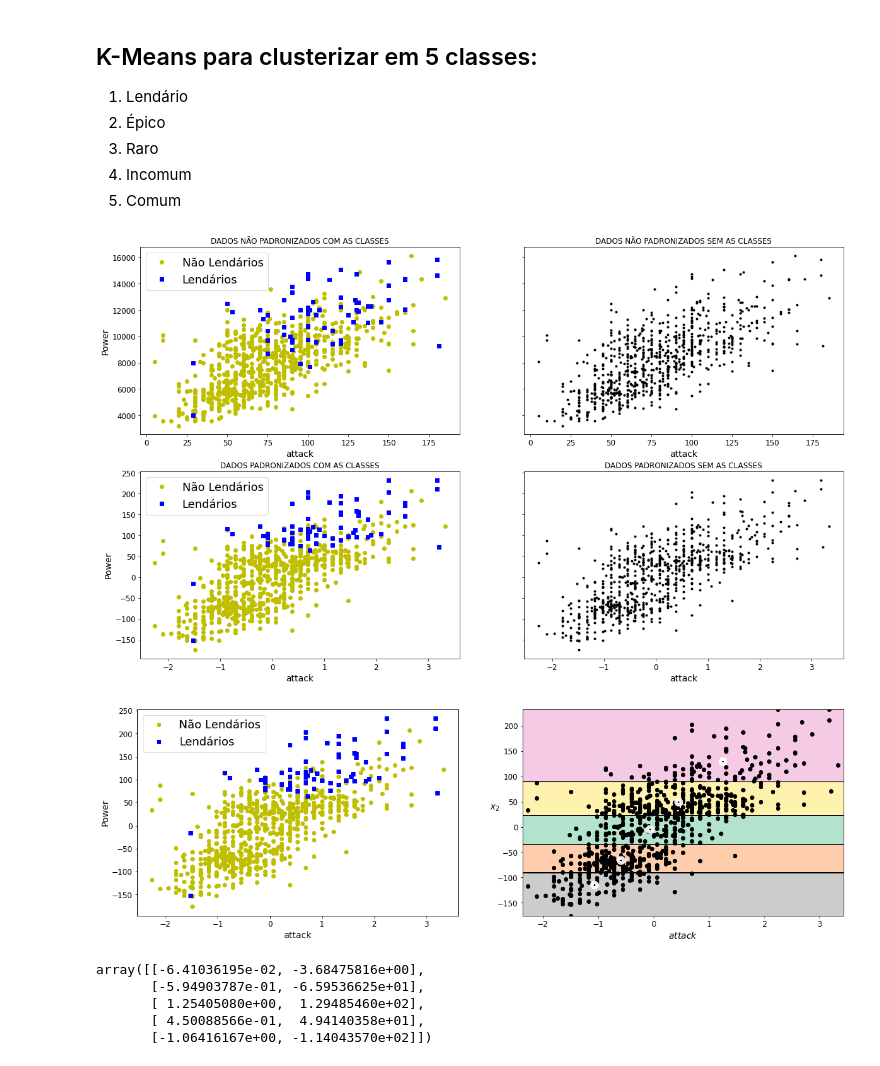
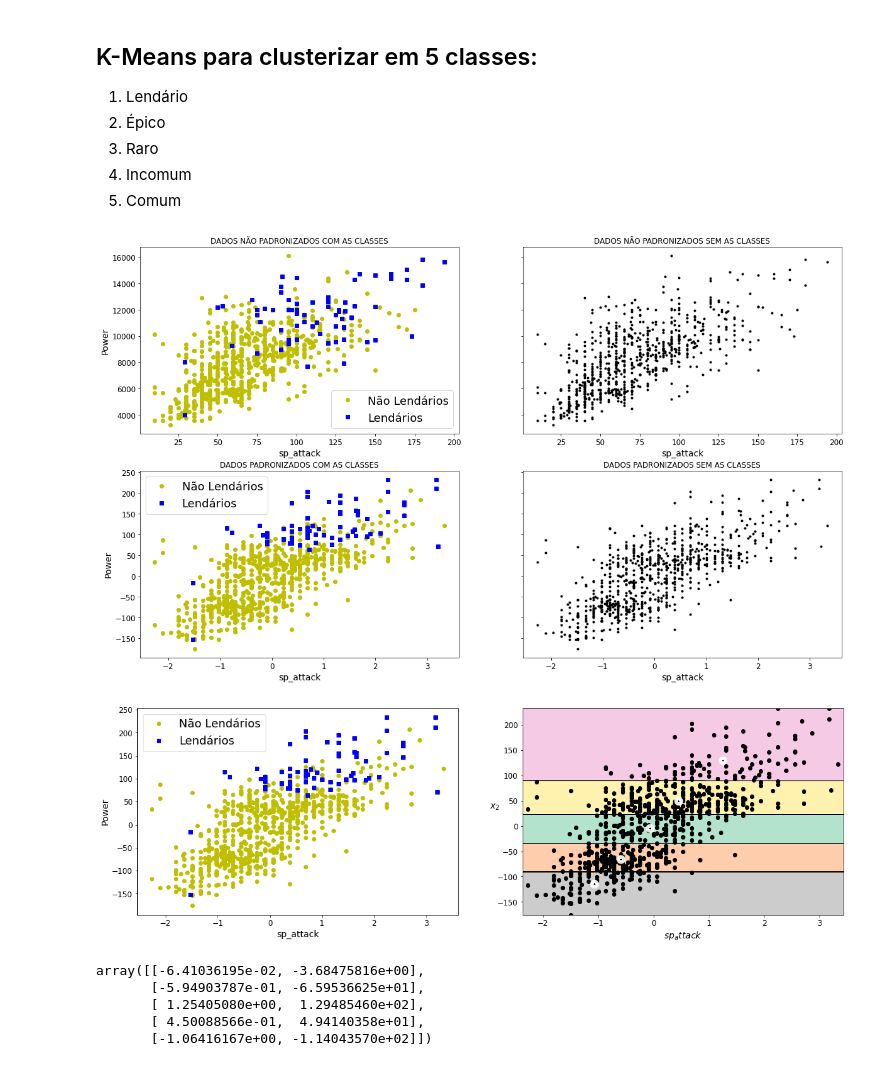
Before and after one commit to alans123s/Pokemon_Data_Analysis, a Jupyter notebook: Desafio3.ipynb, the cells around one changed output. Drawn from its saved outputs; the diff is of its cells as text; code cells hidden in the pictures.

```diff
--- a/Desafio3.ipynb
+++ b/Desafio3.ipynb
@@ -973,13 +1010,13 @@ Aqui repetirei os dados de attack.
 # %%
 X = df_num.loc[:,['attack']].copy()
 X_attack = StandardScaler().fit_transform(X)
-X_attack = pd.DataFrame(X_attack,columns=['attack'])
+X_attack = pd.DataFrame(X_attack,columns=['sp_attack'])
 # %%
 df_scale_stat = pd.concat((BT_scale_serie,legendary),axis=1)
 df_scale_stat = pd.concat((df_scale_stat,X_attack),axis=1)
 
 df_raw_serie = pd.concat((BT_raw_serie,legendary),axis=1)
-df_raw_serie = pd.concat((df_raw_serie,df_num['attack']),axis=1)
+df_raw_serie = pd.concat((df_raw_serie,df_num['sp_attack']),axis=1)
 # %%
 plt.figure(figsize=(15,6))
 plt.subplot(121)
@@ -999,10 +1036,10 @@ BT_raw_serie.plot(kind='hist')
 4. Incomum
 5. Comum
 # %%
-X = df_scale_stat[['attack','Power']].values
+X = df_scale_stat[['sp_attack','Power']].values
 y = df_scale_stat['is_legendary'].values
 
-X_raw = df_raw_serie[['attack','Power']].values
+X_raw = df_raw_serie[['sp_attack','Power']].values
 y_raw = df_raw_serie['is_legendary'].values
 # %%
 plt.figure(figsize=(20,12))
@@ -1010,38 +1047,38 @@ plt.figure(figsize=(20,12))
 plt.subplot(221)
 plt.title('DADOS NÃO PADRONIZADOS COM AS CLASSES')
 plt.plot(X_raw[y_raw==0, 0], X_raw[y_raw==0, 1], "yo", label="Não Lendários")
 plt.plot(X_raw[y_raw==1, 0], X_raw[y_raw==1, 1], "bs", label="Lendários")
 
-plt.xlabel("attack", fontsize=14)
+plt.xlabel("sp_attack", fontsize=14)
 plt.ylabel("Power", fontsize=14)
 plt.legend(fontsize=18)
 
 plt.subplot(222)
 plt.title('DADOS NÃO PADRONIZADOS SEM AS CLASSES')
 plt.scatter(X_raw[:, 0], X_raw[:, 1], c="k", marker=".")
-plt.xlabel("attack", fontsize=14)
+plt.xlabel("sp_attack", fontsize=14)
 plt.tick_params(labelleft=False)
 
 plt.subplot(223)
 plt.title('DADOS PADRONIZADOS COM AS CLASSES')
 plt.plot(X[y==0, 0], X[y==0, 1], "yo", label="Não Lendários")
 plt.plot(X[y==1, 0], X[y==1, 1], "bs", label="Lendários")
 
-plt.xlabel("attack", fontsize=14)
+plt.xlabel("sp_attack", fontsize=14)
 plt.ylabel("Power", fontsize=14)
 plt.legend(fontsize=18)
 
 plt.subplot(224)
 plt.title('DADOS PADRONIZADOS SEM AS CLASSES')
 plt.scatter(X[:, 0], X[:, 1], c="k", marker=".")
-plt.xlabel("attack", fontsize=14)
+plt.xlabel("sp_attack", fontsize=14)
 plt.tick_params(labelleft=False)
 
 
 
 plt.show()
 # %% [output]
-[figure, old version]
+[figure, new version]
 # %%
 from sklearn.cluster import KMeans
 # %%
@@ -1093,7 +1130,7 @@ plt.subplot(121)
 plt.plot(X[y==0, 0], X[y==0, 1], "yo", label="Não Lendários")
 plt.plot(X[y==1, 0], X[y==1, 1], "bs", label="Lendários")
 
-plt.xlabel("attack", fontsize=14)
+plt.xlabel("sp_attack", fontsize=14)
 plt.ylabel("Power", fontsize=14)
 plt.legend(fontsize=18)
 
@@ -1101,7 +1138,7 @@ plt.subplot(122)
 plot_decision_boundaries(kmeans, X,resolution=1000,show_ylabels=True)
 plt.show()
 # %% [output]
-[figure, old version]
+[figure, new version]
 # %%
 kmeans.cluster_centers_
 # %% [output]
```
Also changed, not shown: parts of 44 cells of this notebook.
